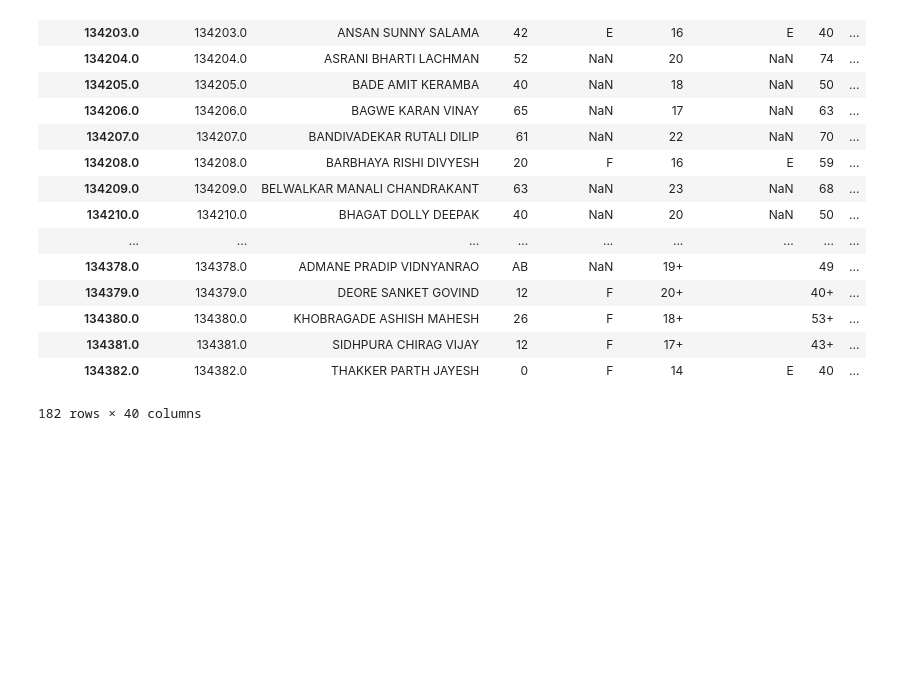
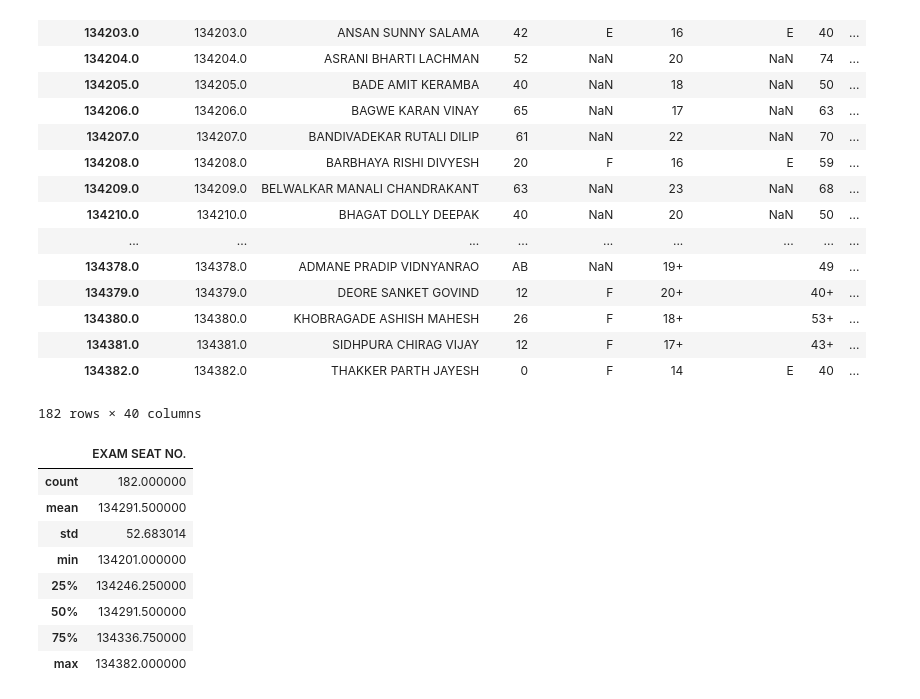
Before and after one commit to Purteeeek/Student-Placement-Guidance, a Jupyter notebook: Cleaning Notebooks/2015-Passouts/Sem-4_2015_Passout.ipynb, the cells around one changed output. Cells and saved outputs as stored; diff of their text form; code cells hidden in the pictures; blank space fills up the shorter version.

```diff
--- a/Cleaning Notebooks/2015-Passouts/Sem-4_2015_Passout.ipynb
+++ b/Cleaning Notebooks/2015-Passouts/Sem-4_2015_Passout.ipynb
@@ -84,3 +84,15 @@ sem_4_2015_df
 | 134381.0 | 134381.0 | SIDHPURA CHIRAG VIJAY | 12 | F | 17+ |  | 43+ | ... |
 | 134382.0 | 134382.0 | THAKKER PARTH JAYESH | 0 | F | 14 | E | 40 | ... |
 182 rows × 40 columns
+# %%
+sem_4_2015_df.describe()
+# %% [output]
+|  | EXAM SEAT NO. |
+| count | 182.000000 |
+| mean | 134291.500000 |
+| std | 52.683014 |
+| min | 134201.000000 |
+| 25% | 134246.250000 |
+| 50% | 134291.500000 |
+| 75% | 134336.750000 |
+| max | 134382.000000 |
```
Also changed, not shown: 16 other files.
